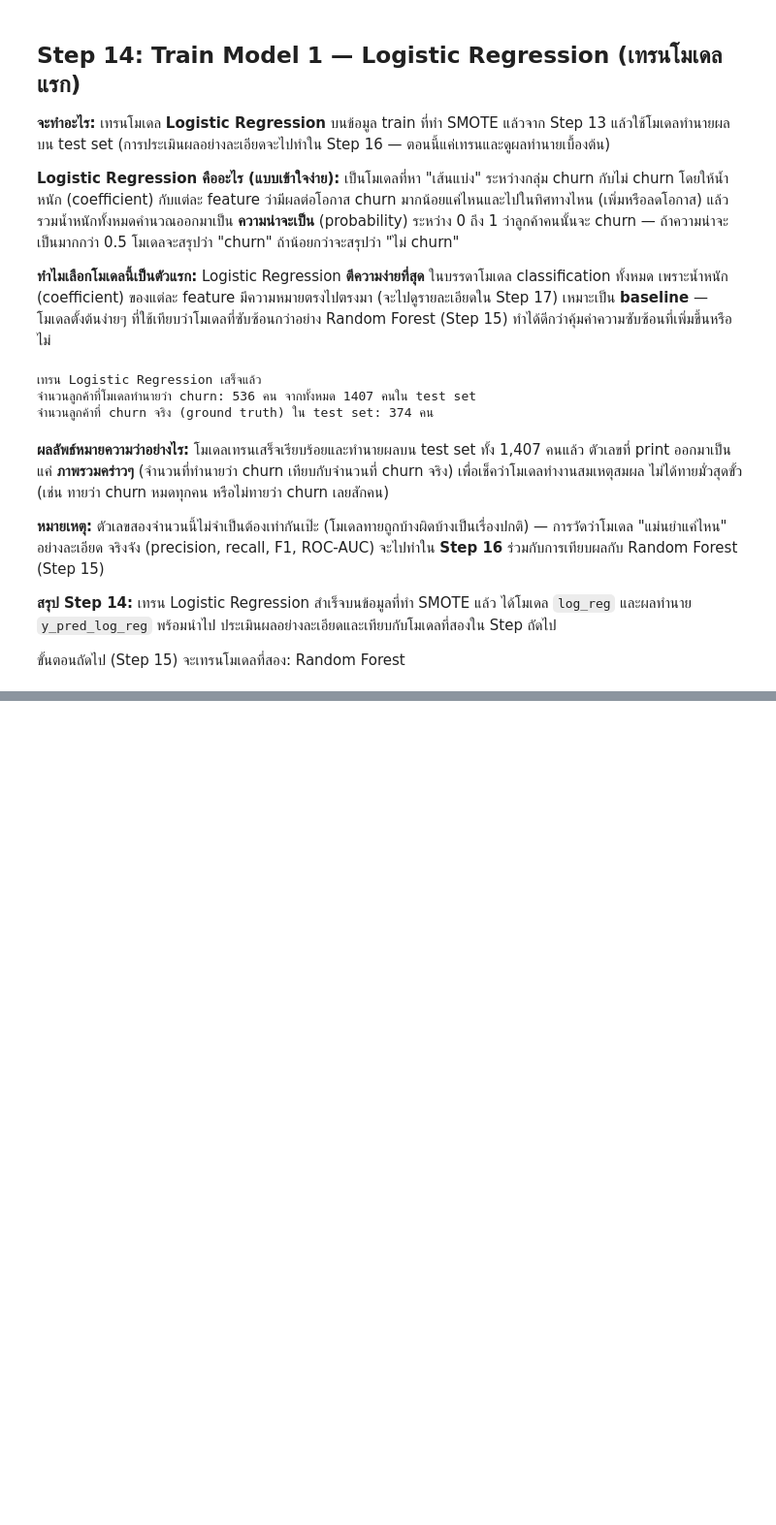
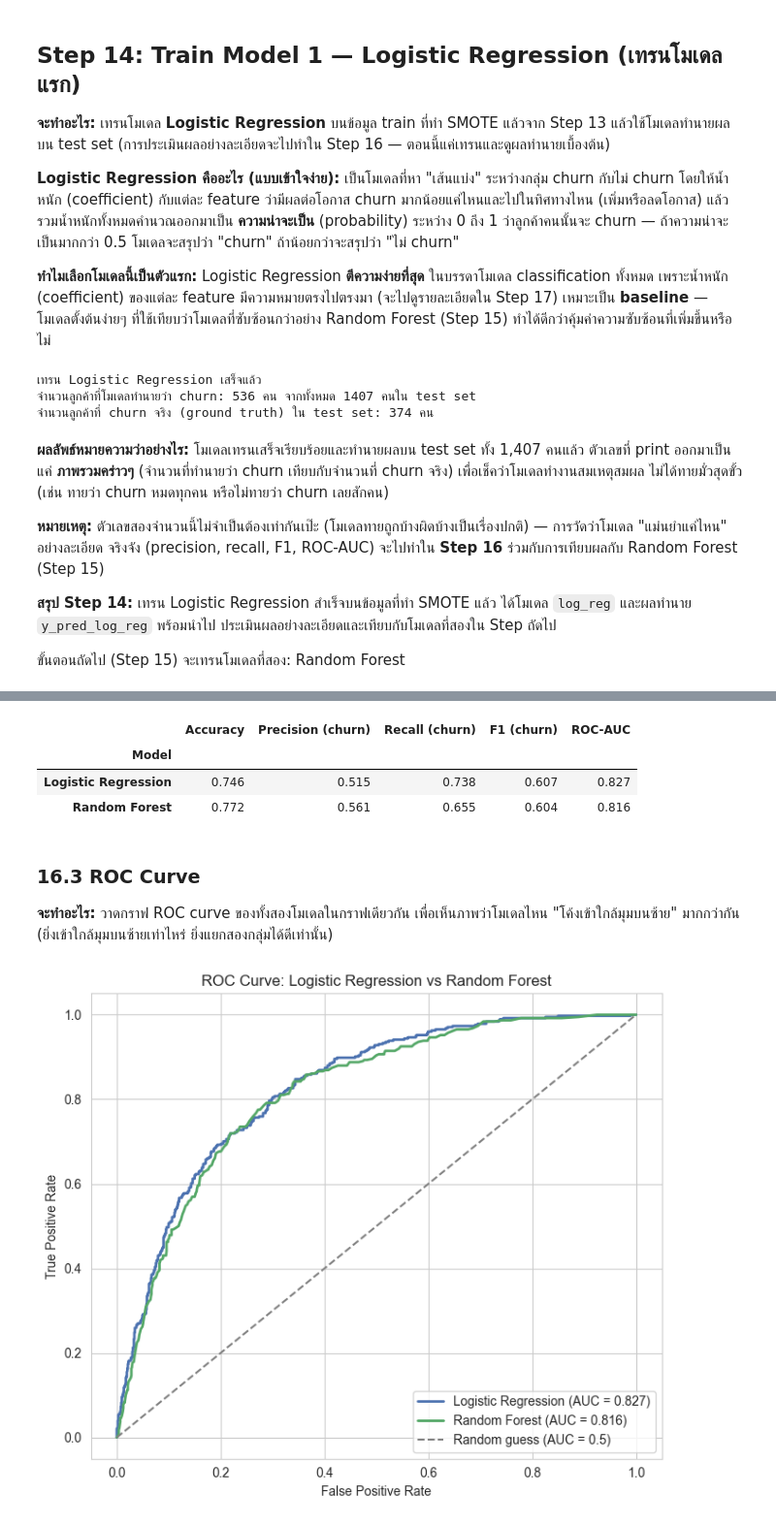
Before and after one commit to thitiwutsuk/Telco-Customer-Churn, a Jupyter notebook: notebooks/telco_churn_modeling.ipynb, the cells around one changed output, grey strips where cells are left out. Shown at 97% size. Cells and saved outputs as stored; diff of their text form; code cells hidden in the pictures; blank space fills up the shorter version.

```diff
--- a/notebooks/telco_churn_modeling.ipynb
+++ b/notebooks/telco_churn_modeling.ipynb
@@ -331,0 +448,54 @@ print(f"จำนวนลูกค้าที่ churn จริง (ground tr
+# %%
+from sklearn.metrics import accuracy_score, precision_score, recall_score, f1_score, roc_auc_score
+
+results = []
+for name, y_pred, model in [('Logistic Regression', y_pred_log_reg, log_reg), ('Random Forest', y_pred_rf, rf)]:
+    # .predict_proba(X_test)[:, 1] คืนความน่าจะเป็นที่โมเดลให้กับ "class 1" (churn) ของลูกค้าแต่ละคน
+    # ต่างจาก .predict() ที่ตัดสินใจแล้วว่า churn/ไม่ churn, predict_proba ให้ค่าความมั่นใจแบบละเอียด (0.0-1.0) มาก่อน
+    # จำเป็นสำหรับคำนวณ ROC-AUC เพราะ ROC-AUC ต้องดูความน่าจะเป็นทุกระดับ ไม่ใช่แค่คำตอบสุดท้าย
+    y_proba = model.predict_proba(X_test)[:, 1]
+
+    results.append({
+        'Model': name,
+        'Accuracy': accuracy_score(y_test, y_pred),
+        'Precision (churn)': precision_score(y_test, y_pred),
+        'Recall (churn)': recall_score(y_test, y_pred),
+        'F1 (churn)': f1_score(y_test, y_pred),
+        'ROC-AUC': roc_auc_score(y_test, y_proba)
+    })
+
+comparison_df = pd.DataFrame(results).set_index('Model').round(3)
+comparison_df
+# %% [output]
+|  | Accuracy | Precision (churn) | Recall (churn) | F1 (churn) | ROC-AUC |
+| Model |  |  |  |  |  |
+| Logistic Regression | 0.746 | 0.515 | 0.738 | 0.607 | 0.827 |
+| Random Forest | 0.772 | 0.561 | 0.655 | 0.604 | 0.816 |
+# %% [markdown]
+### 16.3 ROC Curve
+
+**จะทำอะไร:** วาดกราฟ ROC curve ของทั้งสองโมเดลในกราฟเดียวกัน เพื่อเห็นภาพว่าโมเดลไหน "โค้งเข้าใกล้มุมบนซ้าย" มากกว่ากัน
+(ยิ่งเข้าใกล้มุมบนซ้ายเท่าไหร่ ยิ่งแยกสองกลุ่มได้ดีเท่านั้น)
+# %%
+from sklearn.metrics import roc_curve
+
+fig, ax = plt.subplots(figsize=(7, 6))
+
+for name, model, color in [('Logistic Regression', log_reg, '#4C72B0'), ('Random Forest', rf, '#55A868')]:
+    y_proba = model.predict_proba(X_test)[:, 1]
+    # roc_curve คำนวณคู่ (false positive rate, true positive rate) ที่ threshold ต่างๆ กันหลายร้อยจุด เพื่อวาดเป็นเส้นโค้ง
+    fpr, tpr, _ = roc_curve(y_test, y_proba)
+    auc_score = roc_auc_score(y_test, y_proba)
+    ax.plot(fpr, tpr, label=f'{name} (AUC = {auc_score:.3f})', color=color, linewidth=2)
+
+# เส้นทแยงมุม (diagonal) แทนโมเดลที่ "ทายเดาสุ่ม" ล้วนๆ ไม่ได้เรียนรู้อะไรเลย (AUC = 0.5) ใช้เป็นเส้นฐานเปรียบเทียบ
+ax.plot([0, 1], [0, 1], linestyle='--', color='gray', label='Random guess (AUC = 0.5)')
+
+ax.set_xlabel('False Positive Rate')
+ax.set_ylabel('True Positive Rate')
+ax.set_title('ROC Curve: Logistic Regression vs Random Forest')
+ax.legend()
+plt.tight_layout()
+plt.show()
+# %% [output]
+[figure, added]
```
Also changed, not shown: parts of 8 cells of this notebook, 1 other file.
